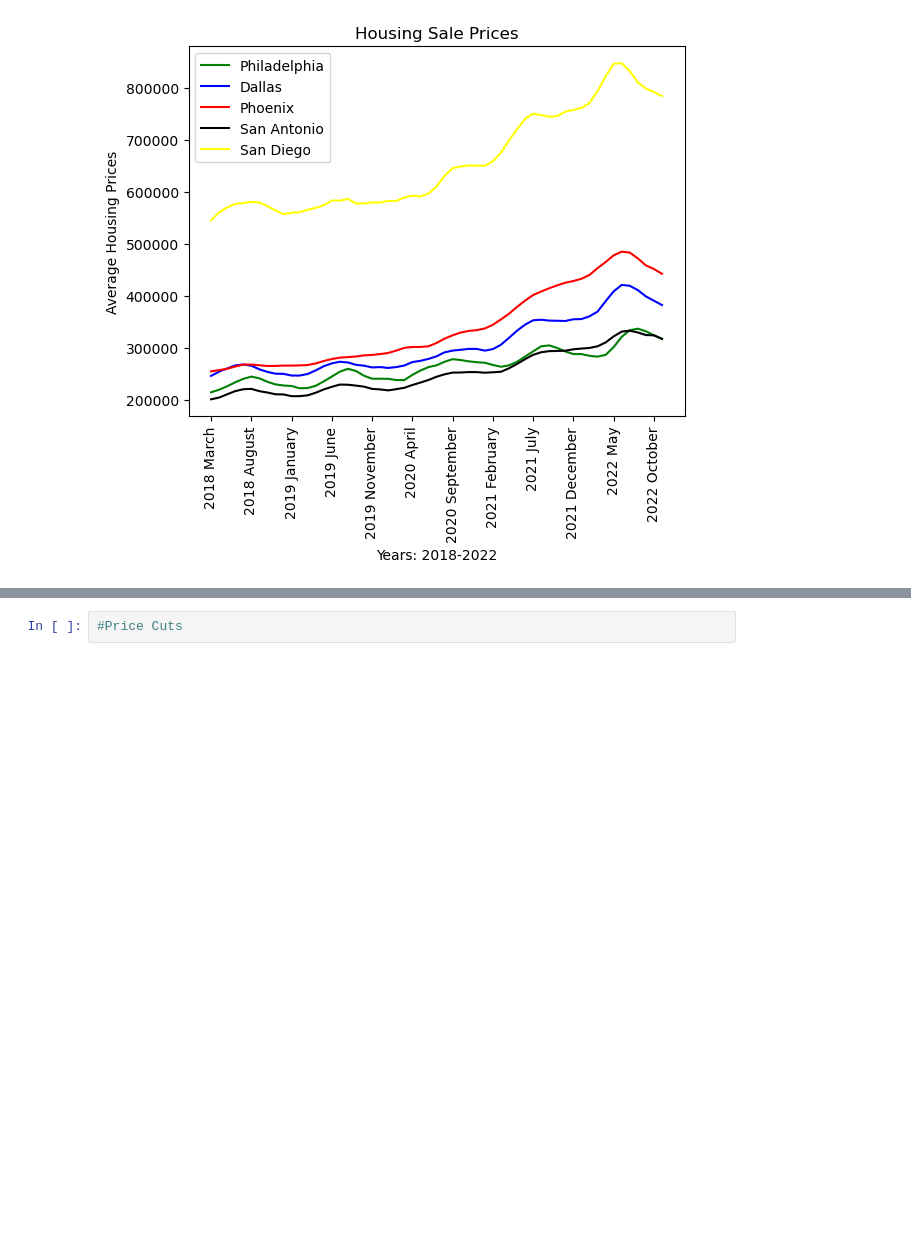
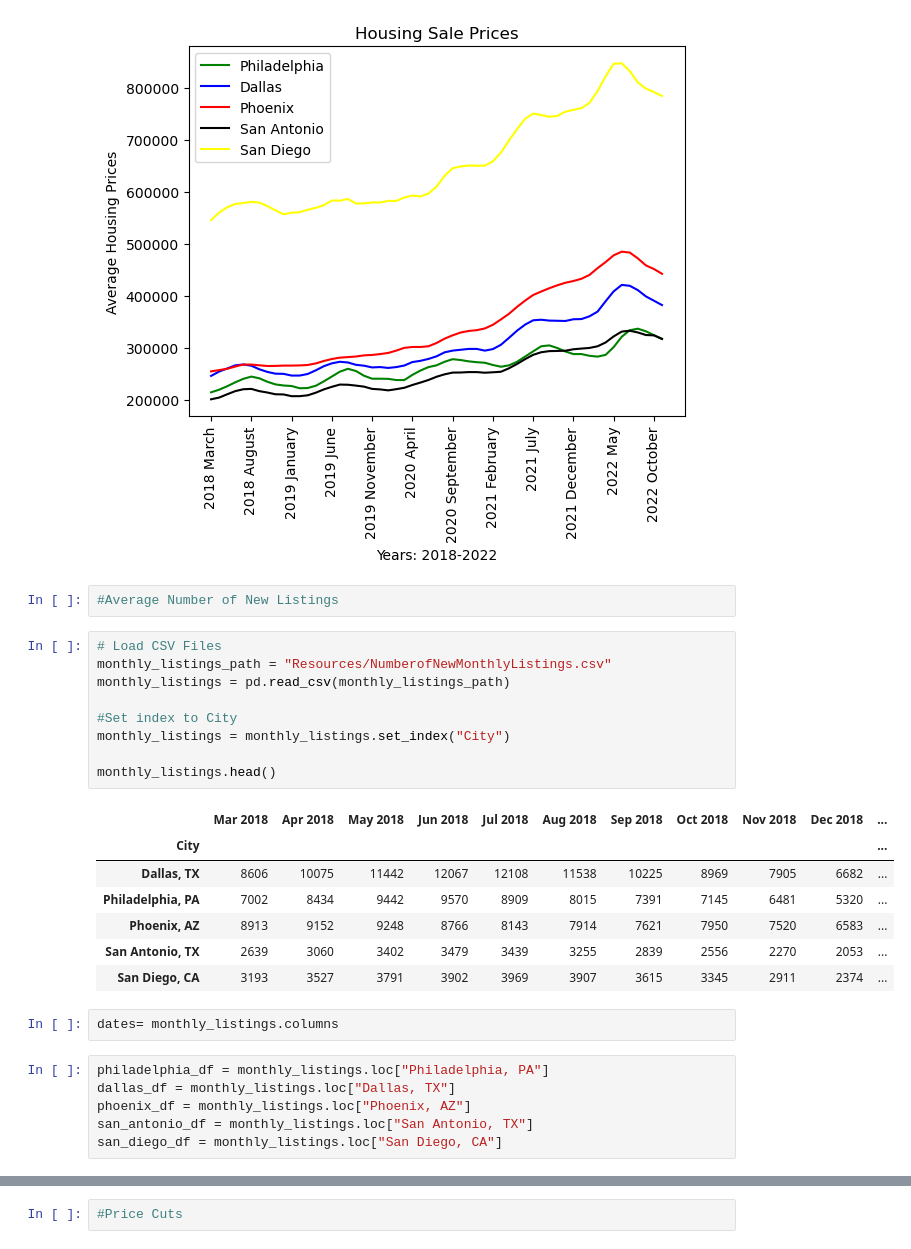
Before and after one commit to JoseMelvin-Calleja/Group-4-Project-1, a Jupyter notebook: Combined Notebook.ipynb, the cells around one changed output, grey strips where cells are left out. Saved outputs shown, nothing was run; the diff lists cells and outputs as text; blank space fills up the shorter version.

```diff
--- a/Combined Notebook.ipynb
+++ b/Combined Notebook.ipynb
@@ -947,3 +916,30 @@ plt.legend()
 # %% [output]
 <matplotlib.legend.Legend at 0x...>
 [figure]
+# %%
+#Average Number of New Listings
+# %%
+# Load CSV Files
+monthly_listings_path = "Resources/NumberofNewMonthlyListings.csv"
+monthly_listings = pd.read_csv(monthly_listings_path)
+
+#Set index to City
+monthly_listings = monthly_listings.set_index("City")
+
+monthly_listings.head()
+# %% [output]
+|  | Mar 2018 | Apr 2018 | May 2018 | Jun 2018 | Jul 2018 | Aug 2018 | Sep 2018 | Oct 2018 | Nov 2018 | Dec 2018 | ... |
+| City |  |  |  |  |  |  |  |  |  |  | ... |
+| Dallas, TX | 8606 | 10075 | 11442 | 12067 | 12108 | 11538 | 10225 | 8969 | 7905 | 6682 | ... |
+| Philadelphia, PA | 7002 | 8434 | 9442 | 9570 | 8909 | 8015 | 7391 | 7145 | 6481 | 5320 | ... |
+| Phoenix, AZ | 8913 | 9152 | 9248 | 8766 | 8143 | 7914 | 7621 | 7950 | 7520 | 6583 | ... |
+| San Antonio, TX | 2639 | 3060 | 3402 | 3479 | 3439 | 3255 | 2839 | 2556 | 2270 | 2053 | ... |
+| San Diego, CA | 3193 | 3527 | 3791 | 3902 | 3969 | 3907 | 3615 | 3345 | 2911 | 2374 | ... |
+# %%
+dates= monthly_listings.columns
+# %%
+philadelphia_df = monthly_listings.loc["Philadelphia, PA"]
+dallas_df = monthly_listings.loc["Dallas, TX"]
+phoenix_df = monthly_listings.loc["Phoenix, AZ"]
+san_antonio_df = monthly_listings.loc["San Antonio, TX"]
+san_diego_df = monthly_listings.loc["San Diego, CA"]
```
Also changed, not shown: parts of 93 cells of this notebook, 4 other files.
